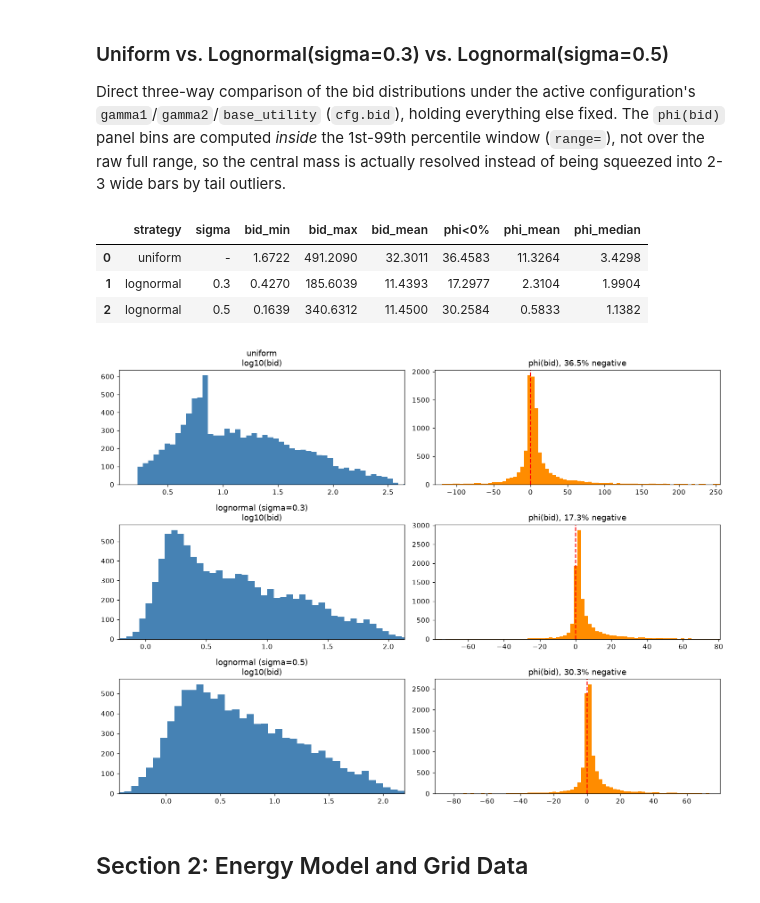
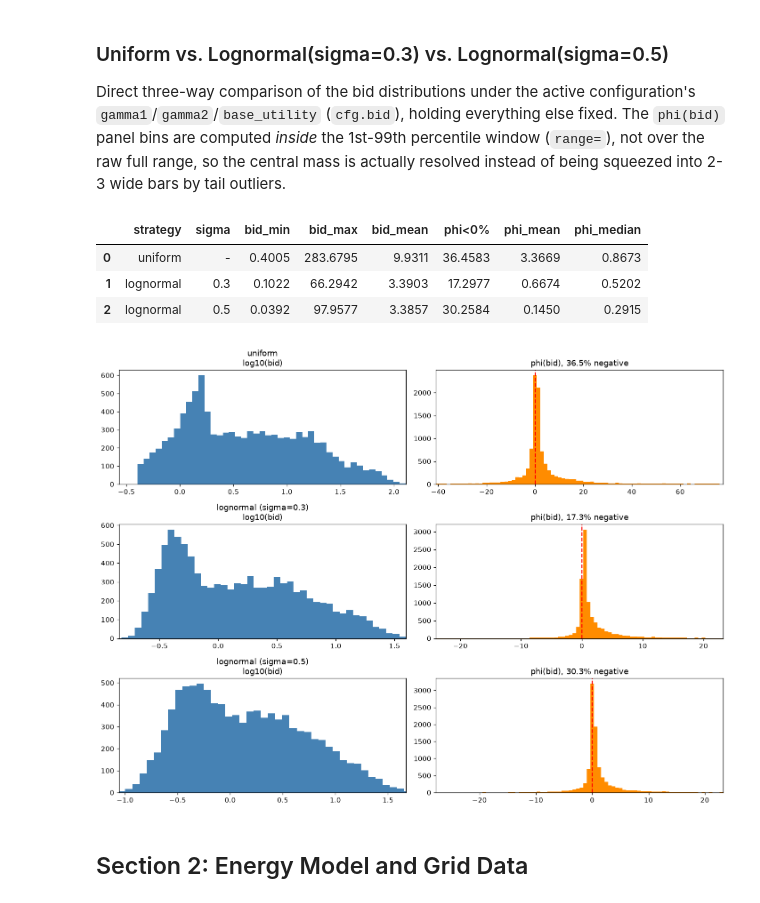
Before and after one commit to dangolofrancesco/dlent_rt, a Jupyter notebook: notebooks/01_phase0_diagnostics.ipynb, the cells around one changed output. Cells and saved outputs as stored; diff of their text form; code cells hidden in the pictures.

```diff
--- a/notebooks/01_phase0_diagnostics.ipynb
+++ b/notebooks/01_phase0_diagnostics.ipynb
@@ -43,12 +43,13 @@ OVERRIDES = {
     "capacity.concurrency_quantile":    0.80,
     # --- bid ---
     "bid.strategy":        "uniform",
-    "bid.base_utility":    100.0,
-    "bid.gamma1":          0.01,
-    "bid.gamma2":          0.002,
+    "bid.base_utility_u0":   23.93,
+    "bid.base_utility_mode": "log",
+    "bid.gamma1":          0.0332,
+    "bid.gamma2":          0.00445,
     # --- normalization ---
     "normalization.strategy":         "common_currency",
-    "normalization.carbon_tax_per_kg": 19.0,
+    "normalization.carbon_tax_per_kg": 0.19,
     # --- objective weights ---
     "objective.lambda1": 0.3,
     "objective.lambda2": 0.3,
@@ -141,27 +142,28 @@ on the priority mix — because `cost_base` cancels out of both `Low` and
 # %%
 # Lognormal bid synthesis across a small grid of (sigma, base_utility)
 LOGNORMAL_CONFIGS = [
-    {"sigma": 0.1,  "base_utility": 100.0},
-    {"sigma": 0.3,  "base_utility": 100.0},
-    {"sigma": 0.5,  "base_utility": 100.0},
+    {"sigma": 0.1,  "base_utility_u0": 23.93},
+    {"sigma": 0.3,  "base_utility_u0": 23.93},
+    {"sigma": 0.5,  "base_utility_u0": 23.93},
 ]
 
 rows = []
 lognormal_bids = []
 for lc in LOGNORMAL_CONFIGS:
     params = LognormalBidParams(
-        sigma=lc["sigma"], base_utility=lc["base_utility"],
+        sigma=lc["sigma"], base_utility_u0=lc["base_utility_u0"],
+        base_utility_mode=cfg.bid.base_utility_mode,
         gamma1=cfg.bid.gamma1, gamma2=cfg.bid.gamma2,
         spec_cpu_core=cfg.energy_model.spec_cpu_core,
         spec_ram_gb=cfg.energy_model.spec_ram_gb,
     )
     b = synthesize_lognormal(
-        ds.H.A[:, 0], ds.H.A[:, 1], ds.H.duration_hours,
+        ds.H.A[:, 0], ds.H.A[:, 1], ds.H.duration_hours, ds.H.priority,
         params, np.random.default_rng(42),
     )
     lognormal_bids.append((lc, b))
     rows.append({
-        "sigma": lc["sigma"], "base_utility": lc["base_utility"],
+        "sigma": lc["sigma"], "base_utility_u0": lc["base_utility_u0"],
         "bid_min": b.v_rate.min(), "bid_max": b.v_rate.max(),
         "bid_mean": b.v_rate.mean(),
         "phi<0%": 100 * (b.phi_rate < 0).mean(), "phi_mean": b.phi_rate.mean(),
@@ -181,7 +183,7 @@ for row, (lc, b) in enumerate(lognormal_bids):
     lo0, hi0 = np.percentile(log_bid, [1, 99])
     margin0 = (hi0 - lo0) * 0.1
     a0.set_xlim(lo0 - margin0, hi0 + margin0)
-    a0.set_title(f"sigma={lc['sigma']}, base_utility={lc['base_utility']}\nlog10(bid)")
+    a0.set_title(f"sigma={lc['sigma']}, base_utility_u0={lc['base_utility_u0']}\nlog10(bid)")
 
     # Bin WITHIN the visible window (range=PHI_XLIM), not over the full
     # phi_rate range: with fixed bins over the full range (which extends far
@@ -220,7 +222,8 @@ for strategy, sigma in BID_STRATEGIES:
     if strategy == "uniform":
         params = UniformBidParams(
             gamma1=cfg.bid.gamma1, gamma2=cfg.bid.gamma2,
-            base_utility=cfg.bid.base_utility,
+            base_utility_u0=cfg.bid.base_utility_u0,
+            base_utility_mode=cfg.bid.base_utility_mode,
             spec_cpu_core=cfg.energy_model.spec_cpu_core,
             spec_ram_gb=cfg.energy_model.spec_ram_gb,
         )
@@ -231,13 +234,14 @@ for strategy, sigma in BID_STRATEGIES:
     else:
         params = LognormalBidParams(
             sigma=sigma, base_multiplier=cfg.bid.base_multiplier,
-            base_utility=cfg.bid.base_utility,
+            base_utility_u0=cfg.bid.base_utility_u0,
+            base_utility_mode=cfg.bid.base_utility_mode,
             gamma1=cfg.bid.gamma1, gamma2=cfg.bid.gamma2,
             spec_cpu_core=cfg.energy_model.spec_cpu_core,
             spec_ram_gb=cfg.energy_model.spec_ram_gb,
         )
         b = synthesize_lognormal(
-            ds.H.A[:, 0], ds.H.A[:, 1], ds.H.duration_hours,
+            ds.H.A[:, 0], ds.H.A[:, 1], ds.H.duration_hours, ds.H.priority,
             params, np.random.default_rng(42),
         )
     bid_results.append((strategy, sigma, b))
@@ -250,37 +254,37 @@ for strategy, sigma in BID_STRATEGIES:
     })
 
 compare_df = pd.DataFrame(rows).round(4)
 display(compare_df)
 
 fig, axes = plt.subplots(len(BID_STRATEGIES), 2, figsize=(13, 3.2 * len(BID_STRATEGIES)))
 for row, (strategy, sigma, b) in enumerate(bid_results):
     a0, a1 = axes[row, 0], axes[row, 1]
     label = strategy if sigma is None else f"{strategy} (sigma={sigma})"
 
     log_bid = np.log10(b.v_rate.clip(1e-12))
     a0.hist(log_bid, bins=50, color="steelblue")
     lo0, hi0 = np.percentile(log_bid, [1, 99])
     margin0 = (hi0 - lo0) * 0.1
     a0.set_xlim(lo0 - margin0, hi0 + margin0)
     a0.set_title(f"{label}\nlog10(bid)")
 
     # Clip the x-axis to the 1-99 percentile range AND bin within that same
     # window (range=), so the central mass is actually resolved instead of
     # being compressed by the tail into a couple of wide, uninformative bars.
     lo, hi = np.percentile(b.phi_rate, [1, 99])
     margin = (hi - lo) * 0.1
     a1.hist(b.phi_rate, bins=80, range=(lo - margin, hi + margin), color="darkorange")
     a1.axvline(0, color="r", ls="--")
     a1.set_xlim(lo - margin, hi + margin)
     a1.set_title(f"phi(bid), {100*(b.phi_rate<0).mean():.1f}% negative")
 
 plt.tight_layout(); plt.show()
 # %% [output]
 |  | strategy | sigma | bid_min | bid_max | bid_mean | phi<0% | phi_mean | phi_median |
-| 0 | uniform | - | 1.6722 | 491.2090 | 32.3011 | 36.4583 | 11.3264 | 3.4298 |
-| 1 | lognormal | 0.3 | 0.4270 | 185.6039 | 11.4393 | 17.2977 | 2.3104 | 1.9904 |
-| 2 | lognormal | 0.5 | 0.1639 | 340.6312 | 11.4500 | 30.2584 | 0.5833 | 1.1382 |
+| 0 | uniform | - | 0.4005 | 283.6795 | 9.9311 | 36.4583 | 3.3669 | 0.8673 |
+| 1 | lognormal | 0.3 | 0.1022 | 66.2942 | 3.3903 | 17.2977 | 0.6674 | 0.5202 |
+| 2 | lognormal | 0.5 | 0.0392 | 97.9577 | 3.3857 | 30.2584 | 0.1450 | 0.2915 |
-[figure, old version]
+[figure, new version]
 # %% [markdown]
 ## Section 2: Energy Model and Grid Data
 # %% [markdown]
```
Also changed, not shown: parts of 33 cells of this notebook, 5 other files.
